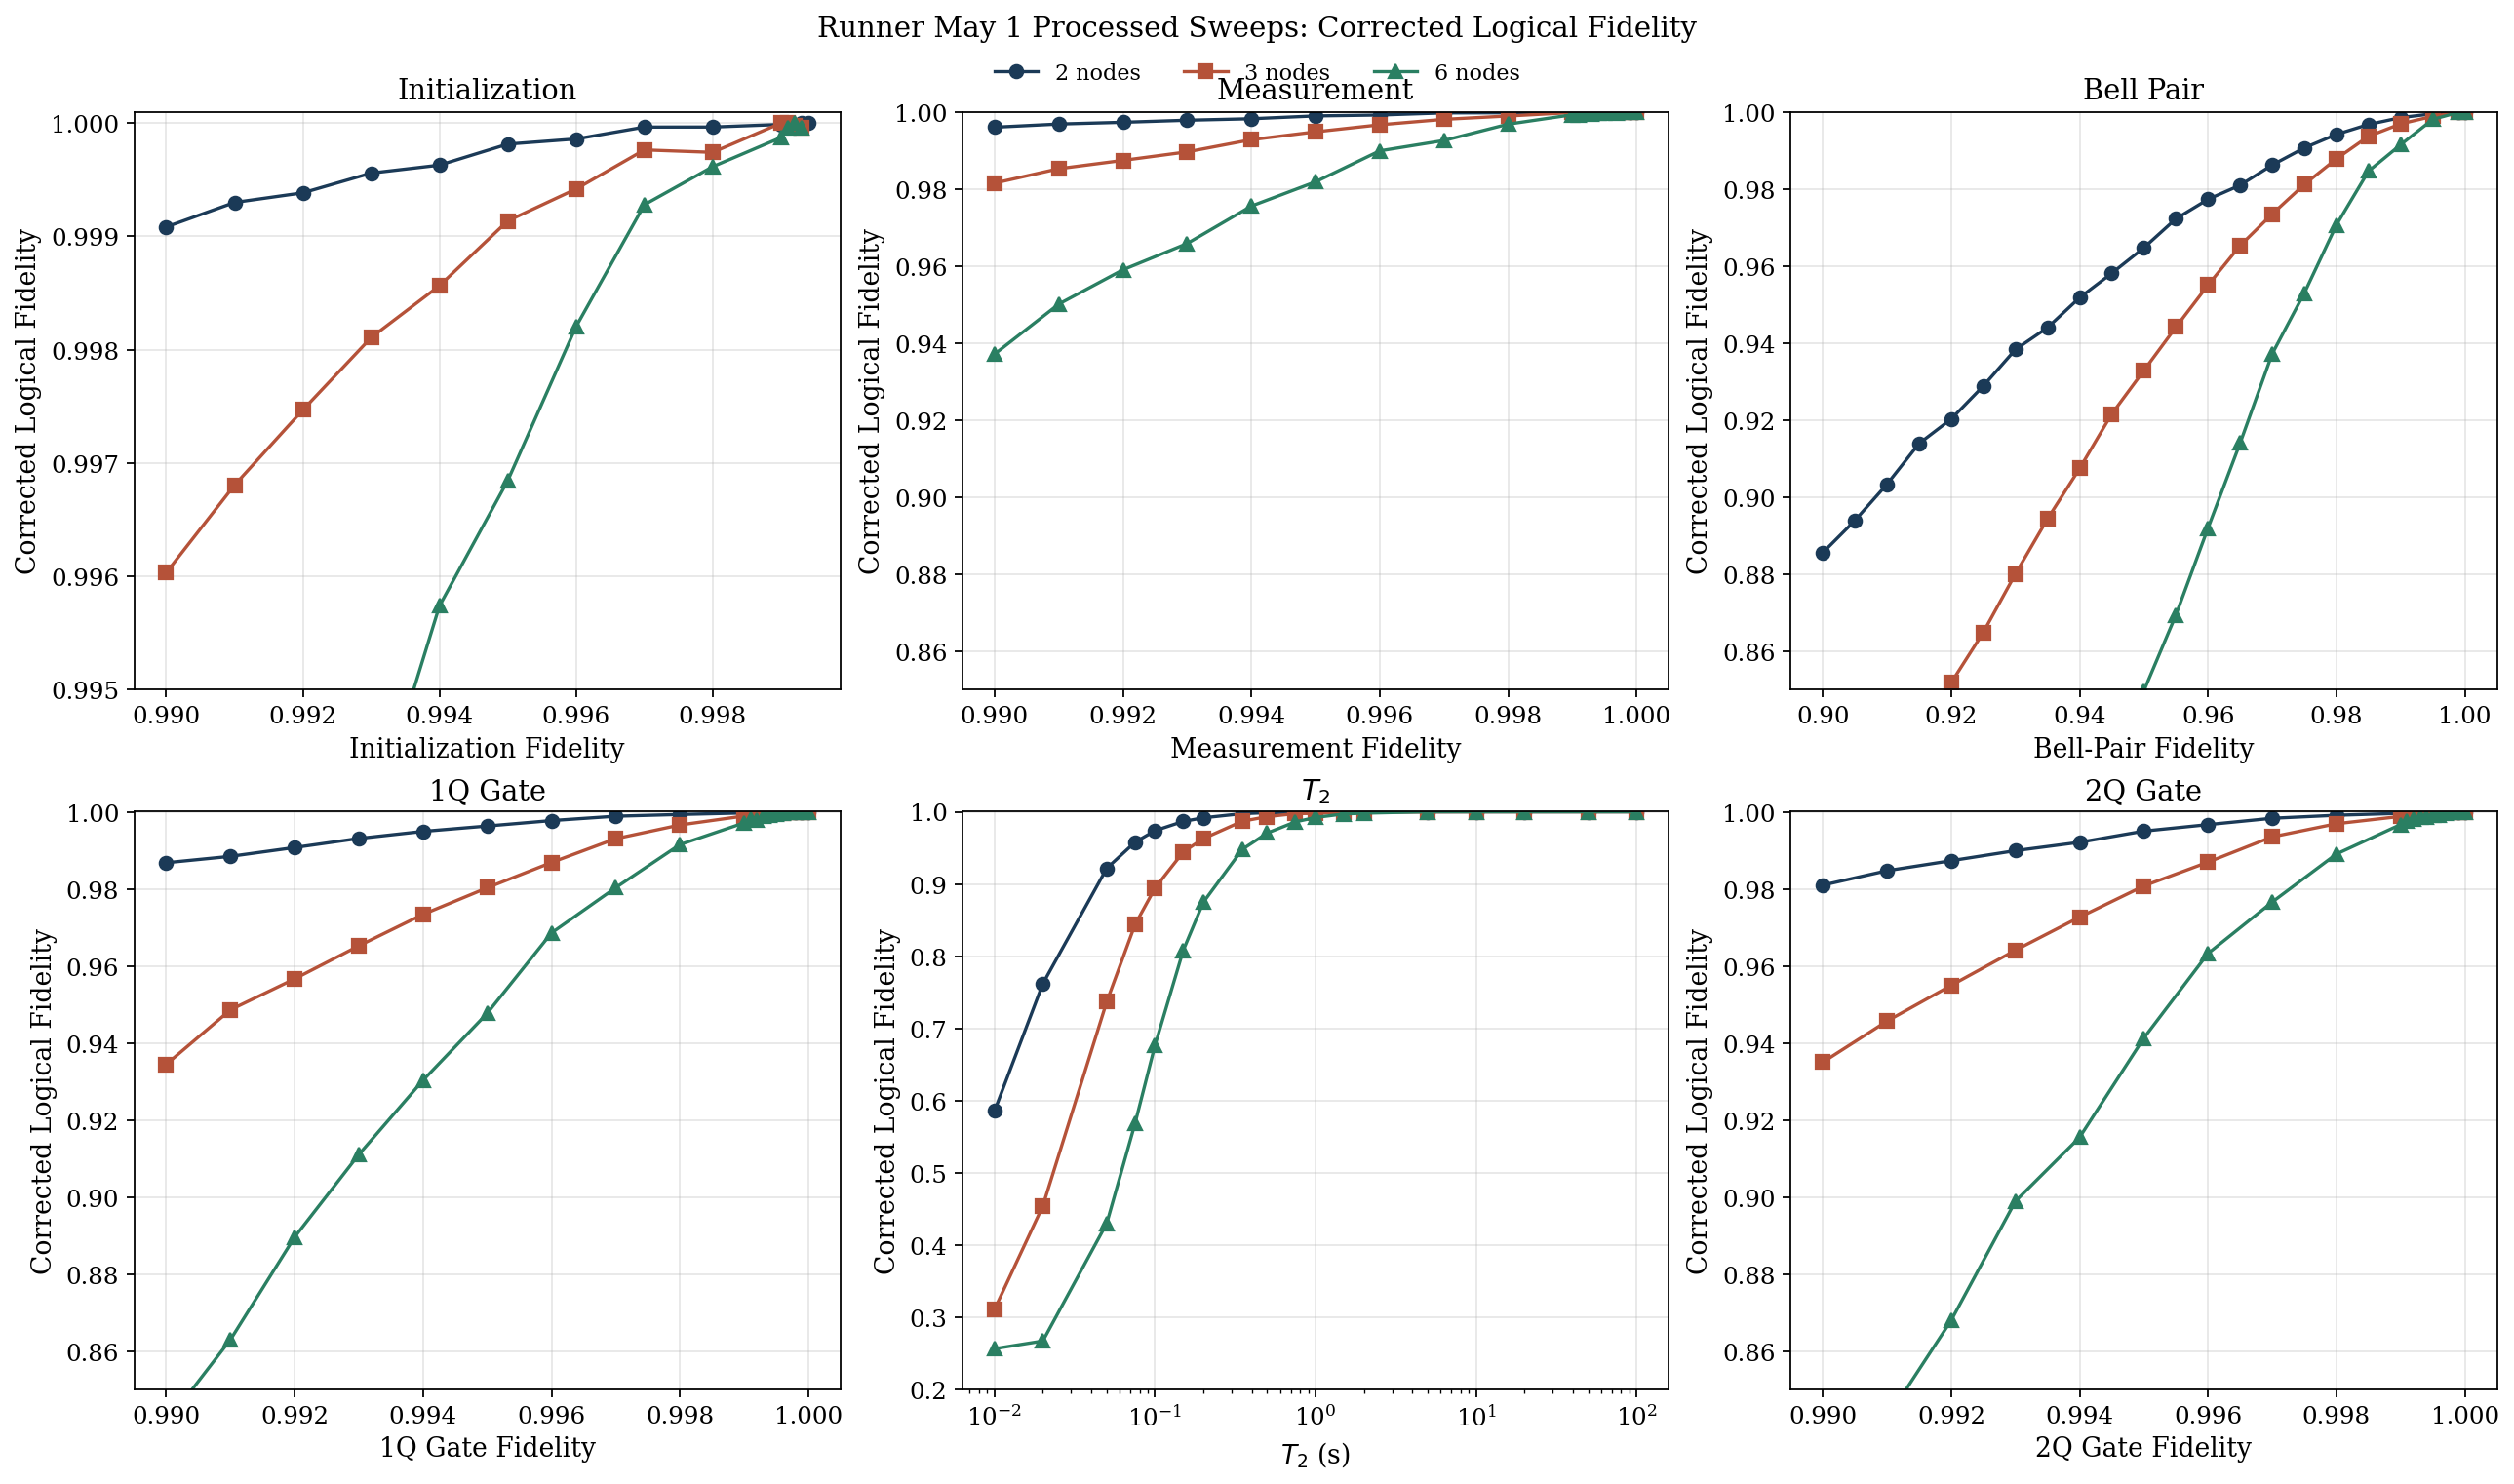
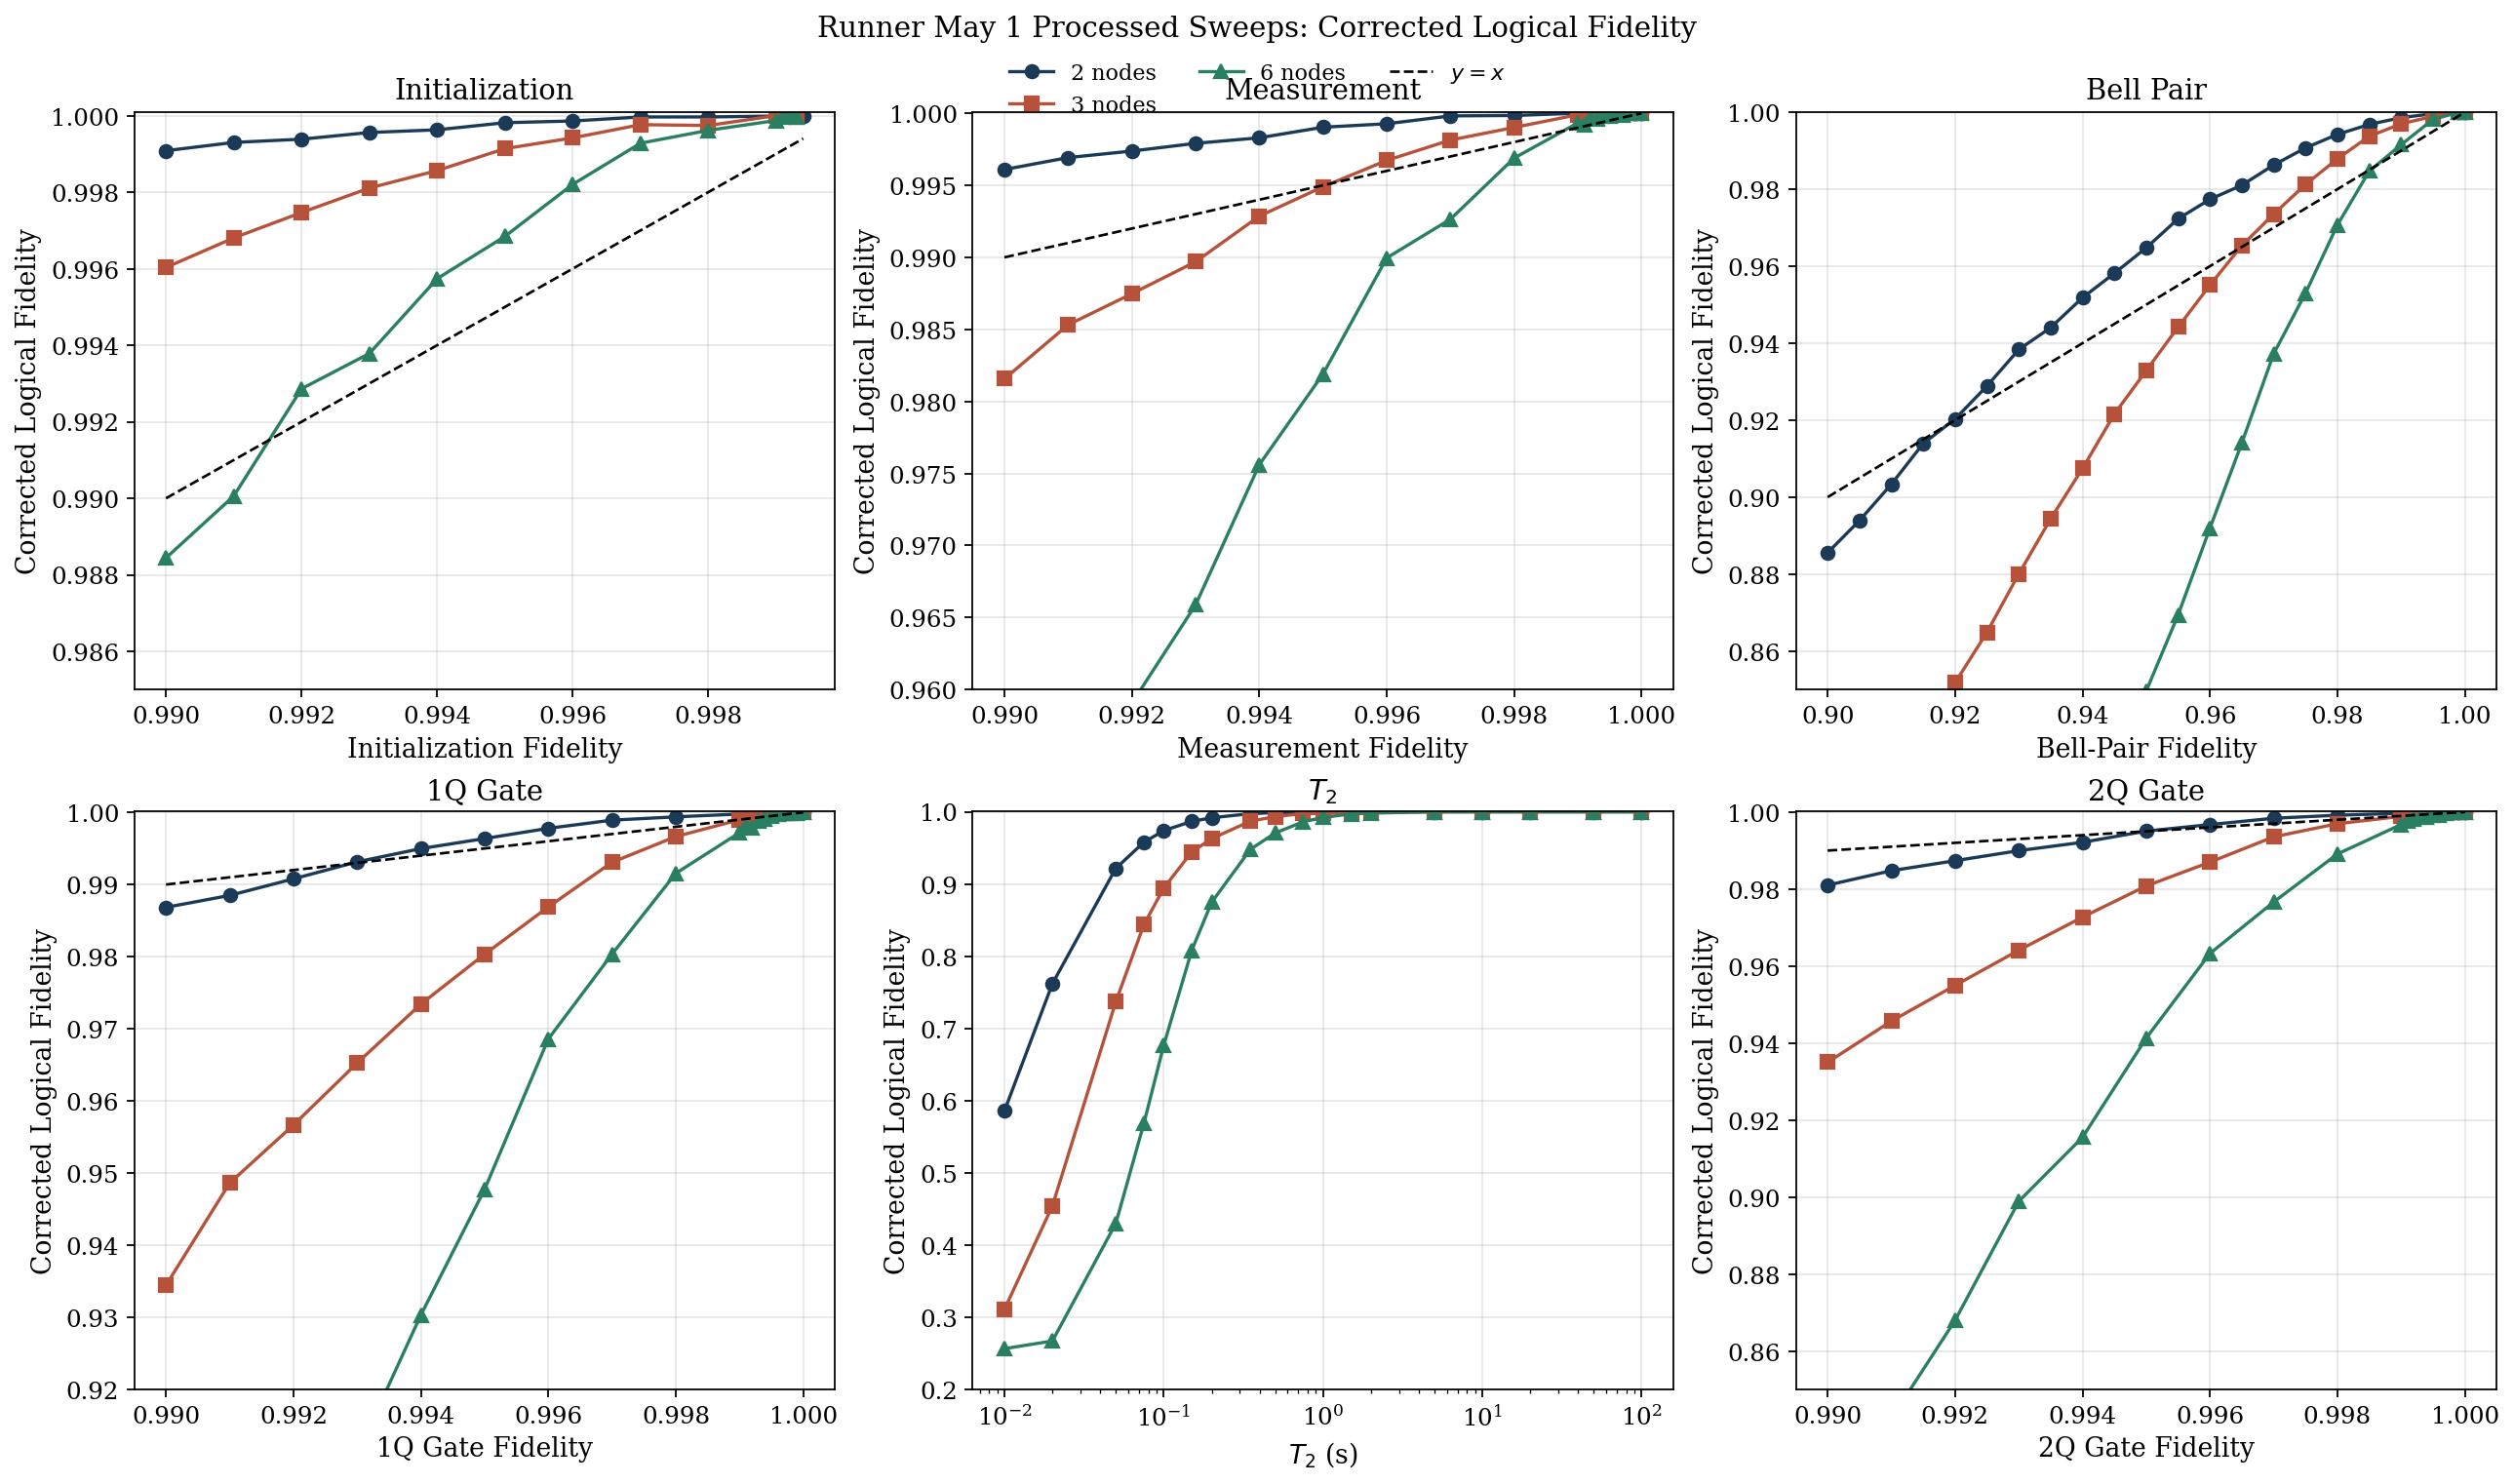
Code edit (unified diff) that turned the first committed figure into the second:
--- before
+++ after
@@ -4,8 +4,10 @@
     d = init_df[init_df["nodes"] == nodes]
     axes[0, 0].plot(d["sweep_value"], d["fidelity_corrected"], color=node_colors[nodes], marker=node_markers[nodes], label=f"{nodes} nodes")
+xline = np.linspace(init_df["sweep_value"].min(), init_df["sweep_value"].max(), 200)
+axes[0, 0].plot(xline, xline, linestyle="--", color="black", linewidth=1.2, label=r"$y=x$")
 axes[0, 0].set_title("Initialization")
 axes[0, 0].set_xlabel("Initialization Fidelity")
 axes[0, 0].set_ylabel("Corrected Logical Fidelity")
-axes[0, 0].set_ylim(0.995, 1.0001)
+axes[0, 0].set_ylim(0.985, 1.0001)
 axes[0, 0].grid(True, alpha=0.3)
 
@@ -13,8 +15,10 @@
     d = meas_df[meas_df["nodes"] == nodes]
     axes[0, 1].plot(d["sweep_value"], d["fidelity_corrected"], color=node_colors[nodes], marker=node_markers[nodes], label=f"{nodes} nodes")
+xline = np.linspace(meas_df["sweep_value"].min(), meas_df["sweep_value"].max(), 200)
+axes[0, 1].plot(xline, xline, linestyle="--", color="black", linewidth=1.2, label=r"$y=x$")
 axes[0, 1].set_title("Measurement")
 axes[0, 1].set_xlabel("Measurement Fidelity")
 axes[0, 1].set_ylabel("Corrected Logical Fidelity")
-axes[0, 1].set_ylim(0.85, 1.0001)
+axes[0, 1].set_ylim(0.96, 1.0001)
 axes[0, 1].grid(True, alpha=0.3)
 
@@ -22,4 +26,6 @@
     d = bell_df[bell_df["nodes"] == nodes]
     axes[0, 2].plot(d["sweep_value"], d["fidelity_corrected"], color=node_colors[nodes], marker=node_markers[nodes], label=f"{nodes} nodes")
+xline = np.linspace(bell_df["sweep_value"].min(), bell_df["sweep_value"].max(), 200)
+axes[0, 2].plot(xline, xline, linestyle="--", color="black", linewidth=1.2, label=r"$y=x$")
 axes[0, 2].set_title("Bell Pair")
 axes[0, 2].set_xlabel("Bell-Pair Fidelity")
@@ -31,8 +37,10 @@
     d = oneq_df[oneq_df["nodes"] == nodes]
     axes[1, 0].plot(d["sweep_value"], d["fidelity_corrected"], color=node_colors[nodes], marker=node_markers[nodes], label=f"{nodes} nodes")
+xline = np.linspace(oneq_df["sweep_value"].min(), oneq_df["sweep_value"].max(), 200)
+axes[1, 0].plot(xline, xline, linestyle="--", color="black", linewidth=1.2, label=r"$y=x$")
 axes[1, 0].set_title("1Q Gate")
 axes[1, 0].set_xlabel("1Q Gate Fidelity")
 axes[1, 0].set_ylabel("Corrected Logical Fidelity")
-axes[1, 0].set_ylim(0.85, 1.0001)
+axes[1, 0].set_ylim(0.92, 1.0001)
 axes[1, 0].grid(True, alpha=0.3)
 
@@ -40,4 +48,6 @@
     d = t2_df[t2_df["nodes"] == nodes]
     axes[1, 1].plot(d["sweep_value"], d["fidelity_corrected"], color=node_colors[nodes], marker=node_markers[nodes], label=f"{nodes} nodes")
+xline = np.linspace(t2_df["sweep_value"].min(), t2_df["sweep_value"].max(), 200)
+# axes[1, 1].plot(xline, xline, linestyle="--", color="black", linewidth=1.2, label=r"$y=x$")
 axes[1, 1].set_title(r"$T_2$")
 axes[1, 1].set_xlabel(r"$T_2$ (s)")
@@ -50,4 +60,6 @@
     d = twoq_df[twoq_df["nodes"] == nodes]
     axes[1, 2].plot(d["sweep_value"], d["fidelity_corrected"], color=node_colors[nodes], marker=node_markers[nodes], label=f"{nodes} nodes")
+xline = np.linspace(twoq_df["sweep_value"].min(), twoq_df["sweep_value"].max(), 200)
+axes[1, 2].plot(xline, xline, linestyle="--", color="black", linewidth=1.2, label=r"$y=x$")
 axes[1, 2].set_title("2Q Gate")
 axes[1, 2].set_xlabel("2Q Gate Fidelity")

Commit: added y = x